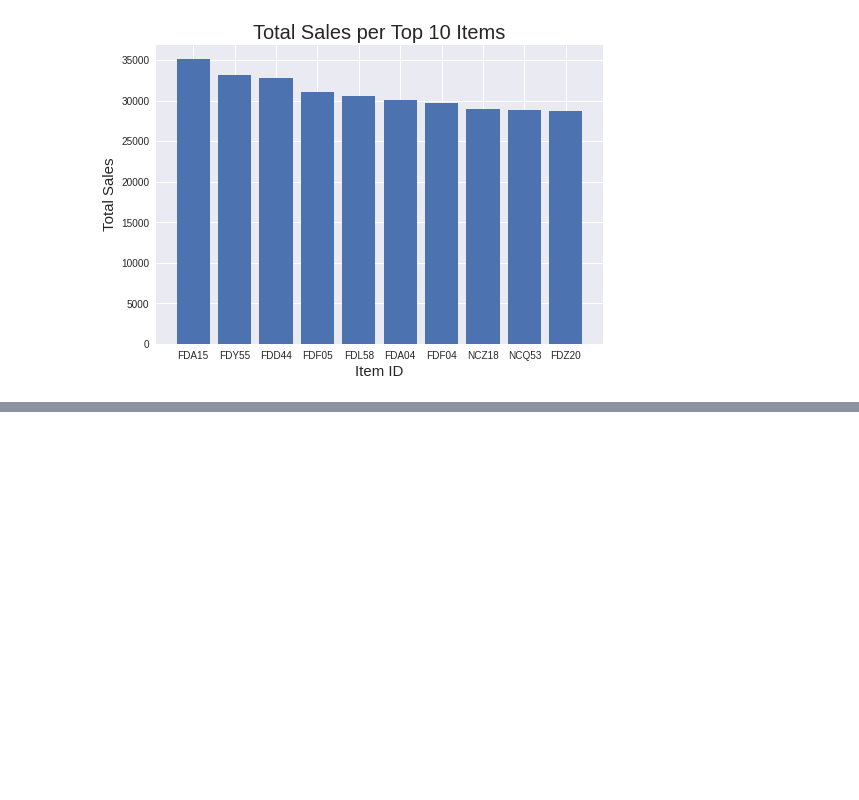
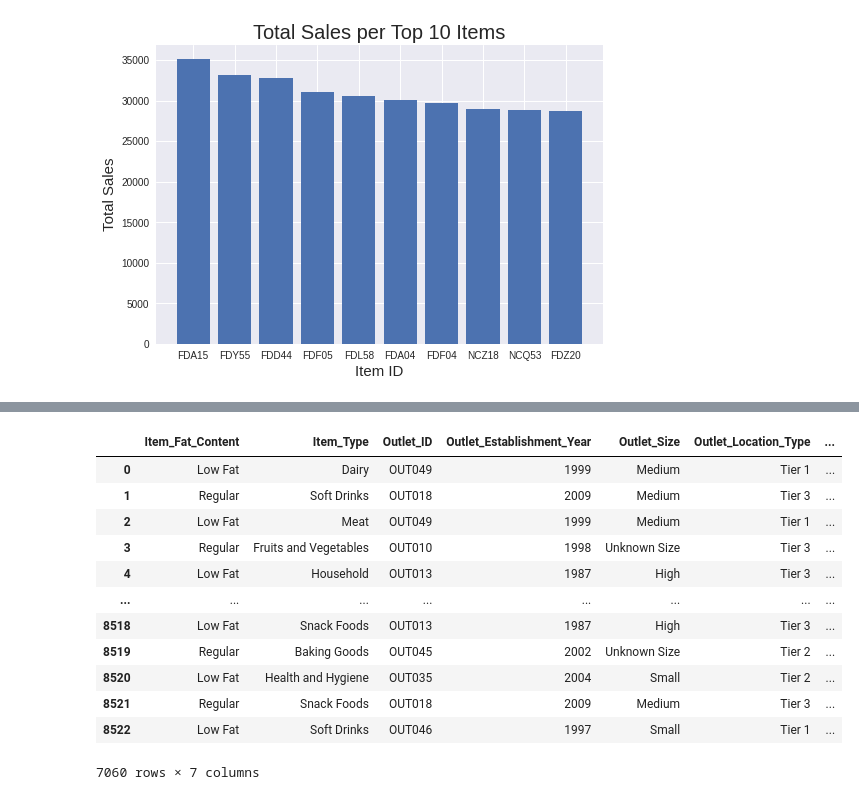
Before and after one commit to Cassandra-Simmons/Food-Sales_Predictions, a Jupyter notebook: Sales_Predict.ipynb, the cells around one changed output, grey strips where cells are left out. Saved outputs shown, nothing was run; the diff lists cells and outputs as text; code cells hidden in the pictures; blank space fills up the shorter version.

```diff
--- a/Sales_Predict.ipynb
+++ b/Sales_Predict.ipynb
@@ -795,0 +877,19 @@ ITSales
+# %%
+#Get a features matrix of only Categorical Values:
+CatX = Xpre.select_dtypes(include=['object']).copy()
+# %%
+CatX
+# %% [output]
+|  | Item_Fat_Content | Item_Type | Outlet_ID | Outlet_Establishment_Year | Outlet_Size | Outlet_Location_Type | ... |
+| 0 | Low Fat | Dairy | OUT049 | 1999 | Medium | Tier 1 | ... |
+| 1 | Regular | Soft Drinks | OUT018 | 2009 | Medium | Tier 3 | ... |
+| 2 | Low Fat | Meat | OUT049 | 1999 | Medium | Tier 1 | ... |
+| 3 | Regular | Fruits and Vegetables | OUT010 | 1998 | Unknown Size | Tier 3 | ... |
+| 4 | Low Fat | Household | OUT013 | 1987 | High | Tier 3 | ... |
+| ... | ... | ... | ... | ... | ... | ... | ... |
+| 8518 | Low Fat | Snack Foods | OUT013 | 1987 | High | Tier 3 | ... |
+| 8519 | Regular | Baking Goods | OUT045 | 2002 | Unknown Size | Tier 2 | ... |
+| 8520 | Low Fat | Health and Hygiene | OUT035 | 2004 | Small | Tier 2 | ... |
+| 8521 | Regular | Snack Foods | OUT018 | 2009 | Medium | Tier 3 | ... |
+| 8522 | Low Fat | Soft Drinks | OUT046 | 1997 | Small | Tier 1 | ... |
+7060 rows × 7 columns
```
Also changed, not shown: parts of 17 cells of this notebook.
